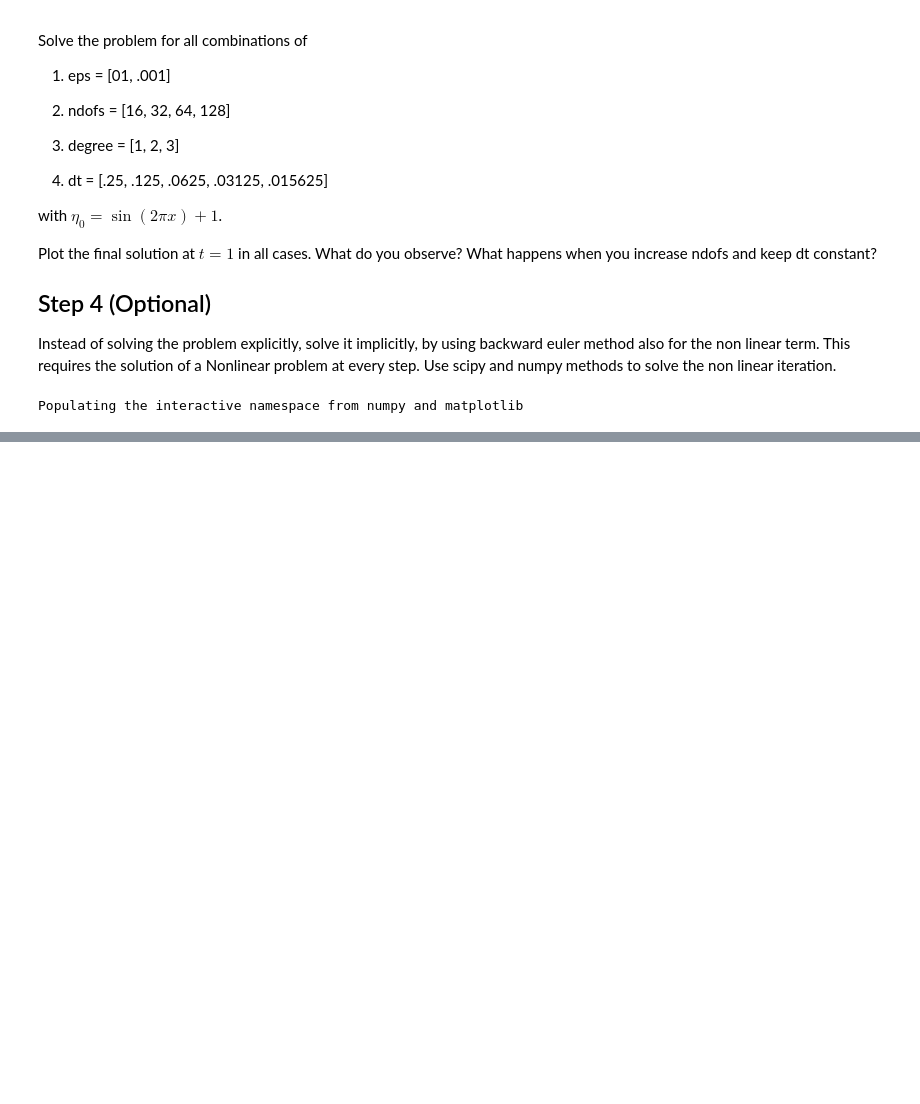
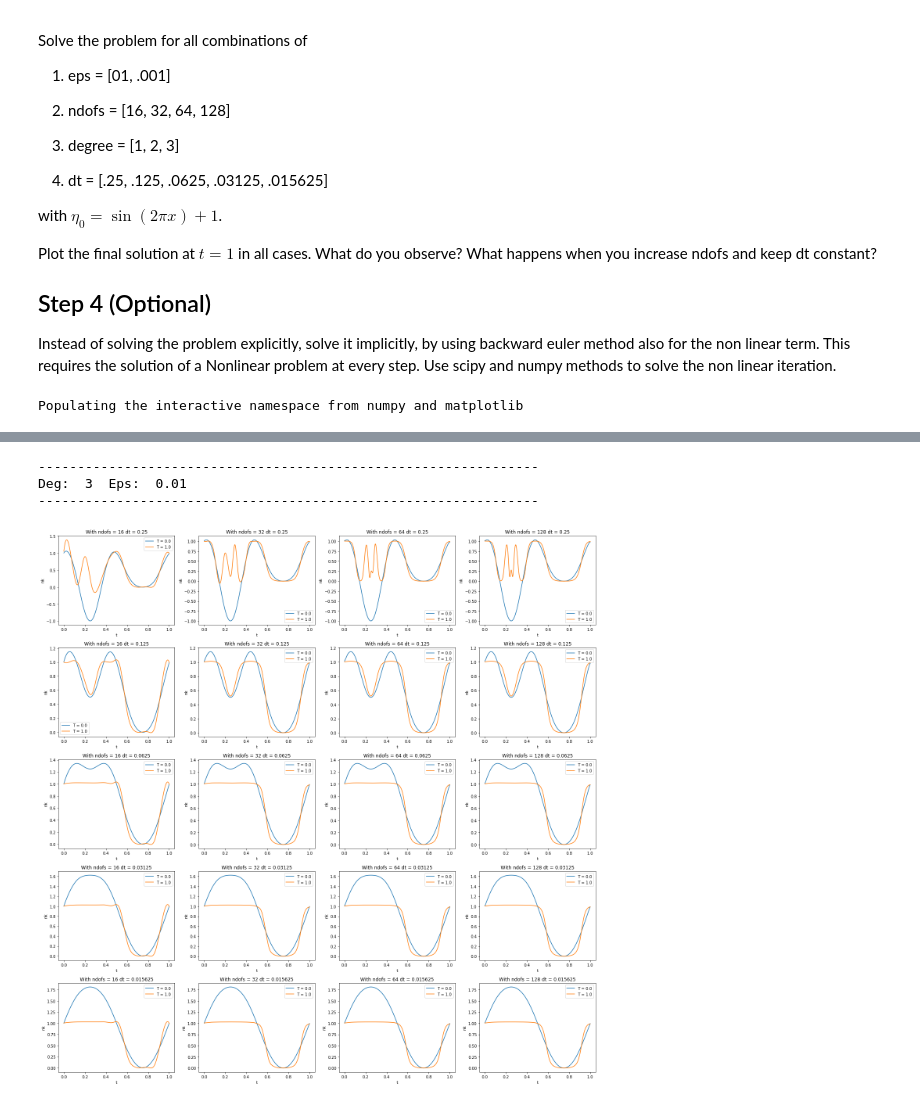
Before and after one commit to lleon95/P1.4_seed, a Jupyter notebook: final_project/final_project_lleon.ipynb, the cells around one changed output, grey strips where cells are left out. Drawn from its saved outputs; the diff is of its cells as text; code cells hidden in the pictures; blank space fills up the shorter version.

```diff
--- a/final_project/final_project_lleon.ipynb
+++ b/final_project/final_project_lleon.ipynb
@@ -250,0 +304,12 @@ for eps in [0.01, 0.001]:
+# %%
+deg = 3
+eps = 0.01
+print("----------------------------------------------------------------")
+print("Deg: ", deg, " Eps: ", eps)
+print("----------------------------------------------------------------")
+plot_df_n_ndofs(deg, eps)
+# %% [output]
+----------------------------------------------------------------
+Deg:  3  Eps:  0.01
+----------------------------------------------------------------
+[figure, added]
```
Also changed, not shown: parts of 9 cells of this notebook.
